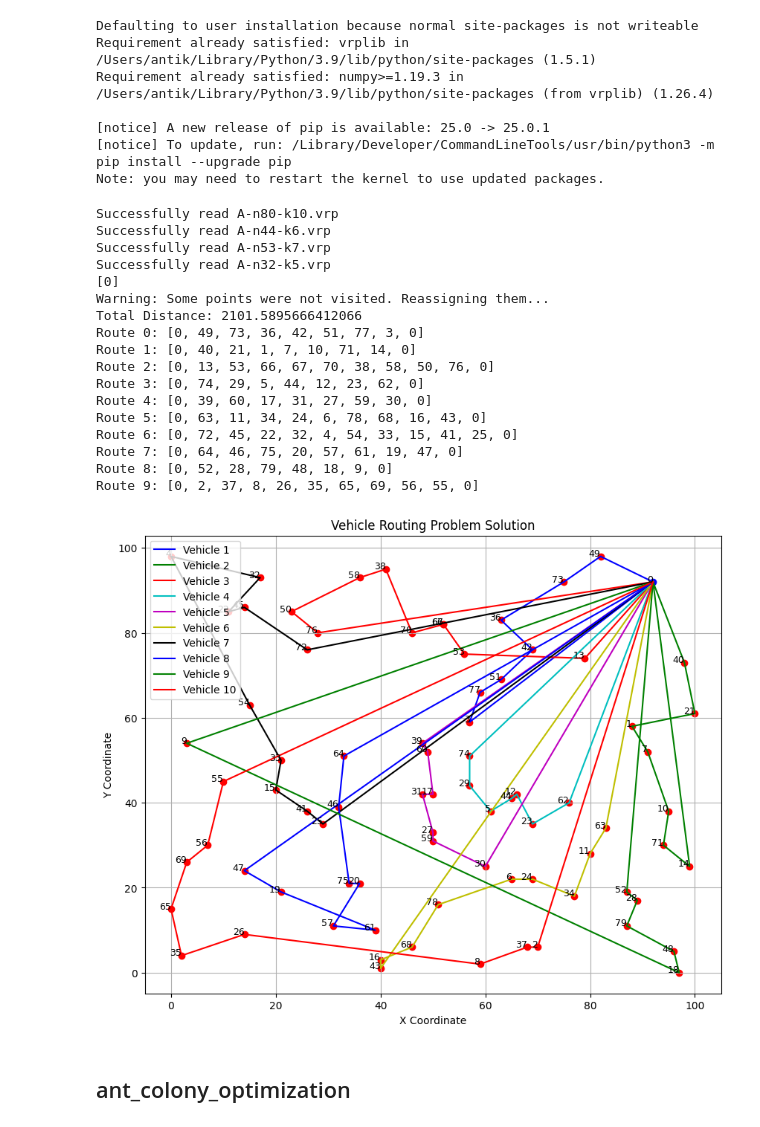
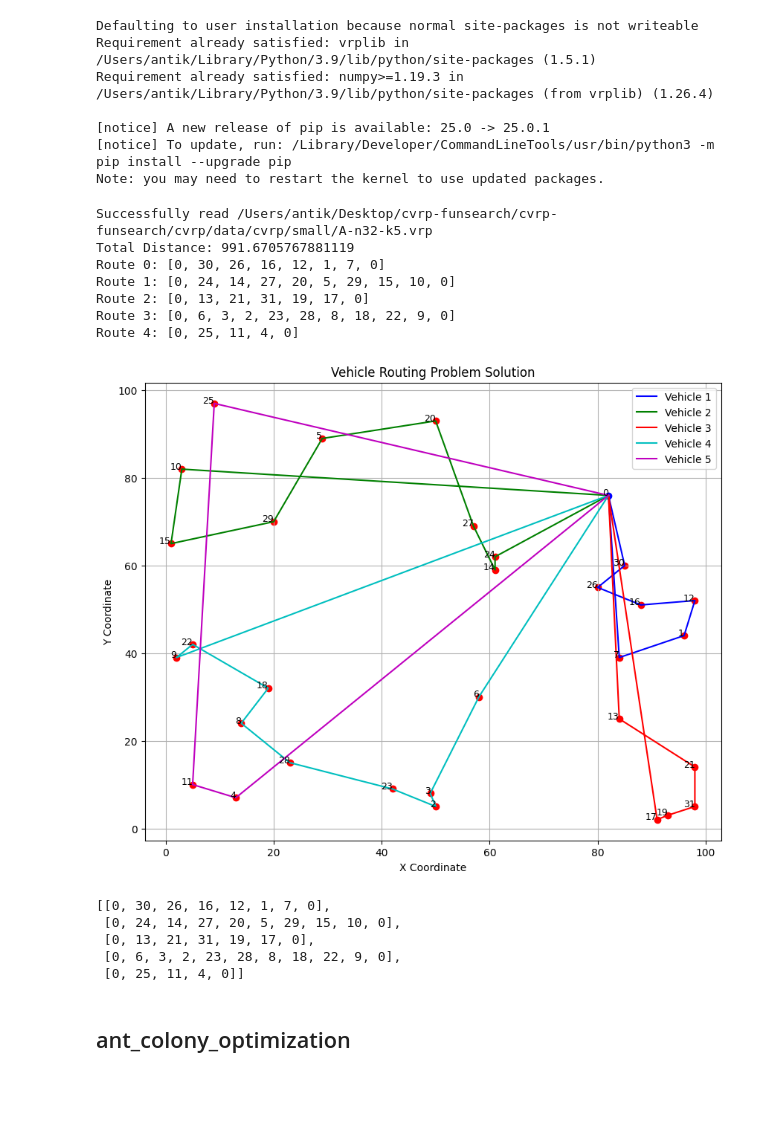
Before and after one commit to fengyxz/cvrp-funsearch, a Jupyter notebook: cvrp-funsearch/Other_algorithms/ortools/others-cvrp.ipynb, the cells around one changed output. Saved outputs shown, nothing was run; the diff lists cells and outputs as text; code cells hidden in the pictures; blank space fills up the shorter version.

```diff
--- a/cvrp-funsearch/Other_algorithms/ortools/others-cvrp.ipynb
+++ b/cvrp-funsearch/Other_algorithms/ortools/others-cvrp.ipynb
@@ -37,17 +37,24 @@ def plot_CVRP_solution(routes, node_coords):
     plt.legend()
     plt.grid(True)
     plt.show()
-def read_all_instances(root_folder, ending='.vrp'):
-    instances = []
-    for file_name in os.listdir(root_folder):
-        if file_name.endswith(ending):
-            instance = vrplib.read_instance(os.path.join(root_folder, file_name))
-            if instance:
-                instances.append(instance)
-                print(f'Successfully read {file_name}')
-            else:
-                print(f'Failed to read {file_name}')
-    return instances
+
+def read_cvrp_data(file_name, ending='.vrp'):
+    if file_name.endswith(ending):
+        instance = vrplib.read_instance( file_name)
+        if instance:
+            print(f'Successfully read {file_name}')
+        else:
+            print(f'Failed to read {file_name}')
+    data = {}
+    # 基础参数设置
+    data["vehicle_capacity"] = instance['capacity']
+    data["num_vehicles"] = int(re.search(r'k(\d+)', instance['name']).group(1))
+    data["depot"] = 0
+    data['locations'] = [tuple(row) for row in instance['node_coord'].tolist()]
+    data["num_locations"] = len(data["locations"])
+    data['demand'] = instance['demand']
+    data['distance_matrix']= instance['edge_weight']
+    return data
 
 def create_data_model(instance):
     data = {}
@@ -56,14 +63,14 @@ def create_data_model(instance):
     data["depot"] = 0
     data['locations'] = [tuple(row) for row in instance['node_coord'].tolist()]
     data["num_locations"] = len(data["locations"])
-    data['demands'] = instance['demand']
+    data['demand'] = instance['demand']
     data['distance_matrix'] = instance['edge_weight']
     return data
 
 def greedy_heuristic_cvrp(data):
     num_vehicles = data['num_vehicles']
     depot = data['depot']
-    demands = data['demands']
+    demands = data['demand']
     capacity = data['vehicle_capacity']
     distance_matrix = data['distance_matrix']
 
@@ -85,57 +92,50 @@ def greedy_heuristic_cvrp(data):
                 break  # 负载超限，换下一个车辆
 
             routes[vehicle_id].append(next_node)
             vehicle_loads[vehicle_id] += demands[next_node]
             unvisited.remove(next_node)
             current_node = next_node
 
         routes[vehicle_id].append(depot)
 
     # 确保所有点都被访问
     if unvisited:
         print("Warning: Some points were not visited. Reassigning them...")
         for node in unvisited:
             min_vehicle = min(range(num_vehicles), key=lambda v: vehicle_loads[v])
             routes[min_vehicle].insert(-1, node)
             vehicle_loads[min_vehicle] += demands[node]
 
     total_distance = sum(
         sum(distance_matrix[routes[i][j]][routes[i][j+1]] for j in range(len(routes[i])-1))
         for i in range(num_vehicles)
     )
 
     print(f"Total Distance: {total_distance}")
     for i, route in enumerate(routes):
         print(f"Route {i}: {route}")
-    plot_CVRP_solution(routes, data_model['locations'])
+    plot_CVRP_solution(routes, data['locations'])
     return routes
 
 
 # 运行示例
-instances = read_all_instances('./cvrp', '.vrp')
-print(instances[0]['depot'])
-if instances:
-    data_model = create_data_model(instances[0])
-    greedy_heuristic_cvrp(data_model)
+instance = read_cvrp_data('/Users/antik/Desktop/cvrp-funsearch/cvrp-funsearch/cvrp/data/cvrp/small/A-n32-k5.vrp')
+
+greedy_heuristic_cvrp(instance)
 # %% [output]
-Successfully read A-n80-k10.vrp
-Successfully read A-n44-k6.vrp
-Successfully read A-n53-k7.vrp
-Successfully read A-n32-k5.vrp
-[0]
-Warning: Some points were not visited. Reassigning them...
-Total Distance: 2101.5895666412066
-Route 0: [0, 49, 73, 36, 42, 51, 77, 3, 0]
-Route 1: [0, 40, 21, 1, 7, 10, 71, 14, 0]
-Route 2: [0, 13, 53, 66, 67, 70, 38, 58, 50, 76, 0]
-Route 3: [0, 74, 29, 5, 44, 12, 23, 62, 0]
-Route 4: [0, 39, 60, 17, 31, 27, 59, 30, 0]
-Route 5: [0, 63, 11, 34, 24, 6, 78, 68, 16, 43, 0]
-Route 6: [0, 72, 45, 22, 32, 4, 54, 33, 15, 41, 25, 0]
-Route 7: [0, 64, 46, 75, 20, 57, 61, 19, 47, 0]
-Route 8: [0, 52, 28, 79, 48, 18, 9, 0]
-Route 9: [0, 2, 37, 8, 26, 35, 65, 69, 56, 55, 0]
+Successfully read /Users/antik/Desktop/cvrp-funsearch/cvrp-funsearch/cvrp/data/cvrp/small/A-n32-k5.vrp
+Total Distance: 991.6705767881119
+Route 0: [0, 30, 26, 16, 12, 1, 7, 0]
+Route 1: [0, 24, 14, 27, 20, 5, 29, 15, 10, 0]
+Route 2: [0, 13, 21, 31, 19, 17, 0]
+Route 3: [0, 6, 3, 2, 23, 28, 8, 18, 22, 9, 0]
+Route 4: [0, 25, 11, 4, 0]
-[figure, old version]
+[figure, new version]
+[[0, 30, 26, 16, 12, 1, 7, 0],
+ [0, 24, 14, 27, 20, 5, 29, 15, 10, 0],
+ [0, 13, 21, 31, 19, 17, 0],
+ [0, 6, 3, 2, 23, 28, 8, 18, 22, 9, 0],
+ [0, 25, 11, 4, 0]]
 # %% [markdown]
 ## ant_colony_optimization
 # %%
```
Also changed, not shown: parts of 4 cells of this notebook, 55 other files.
